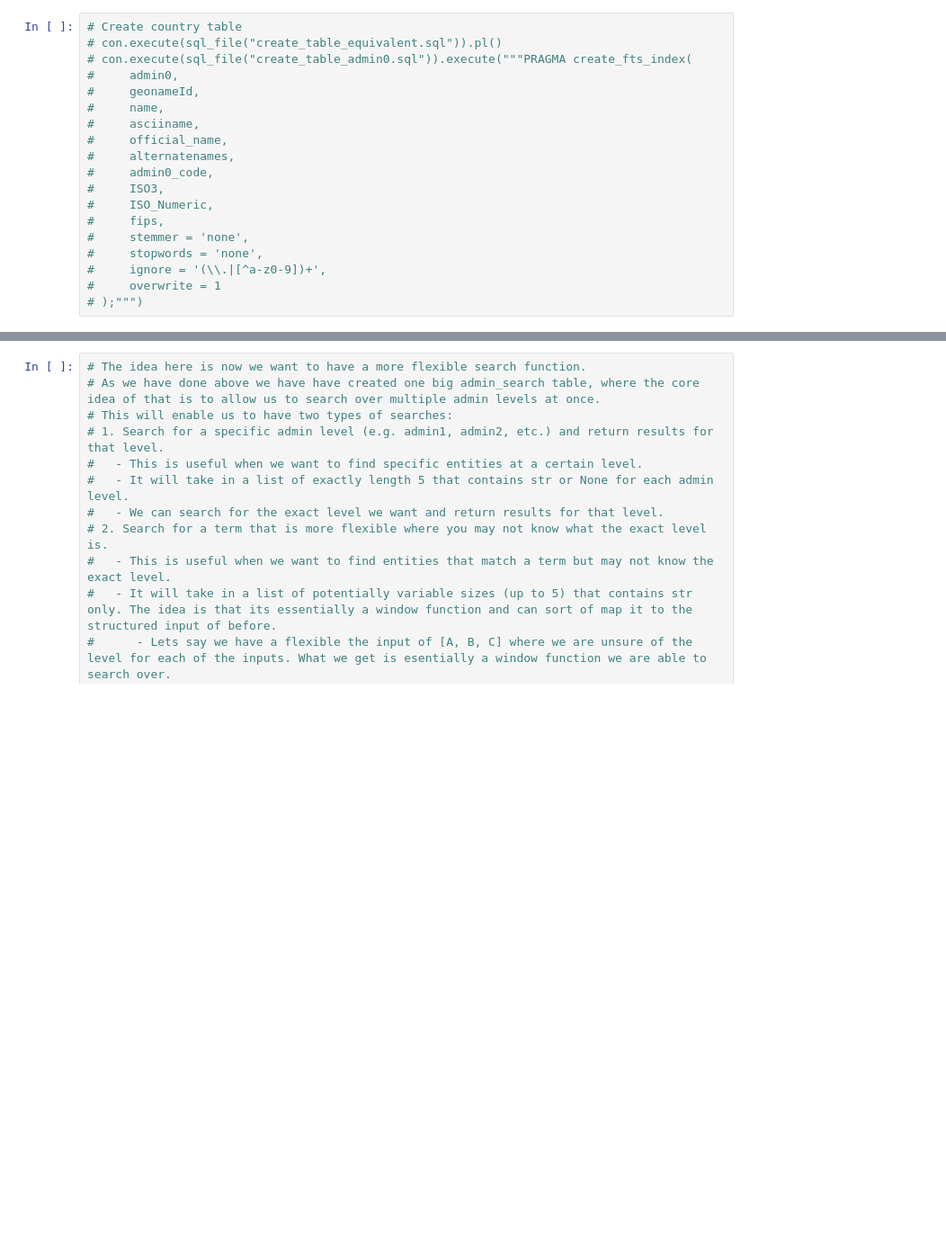
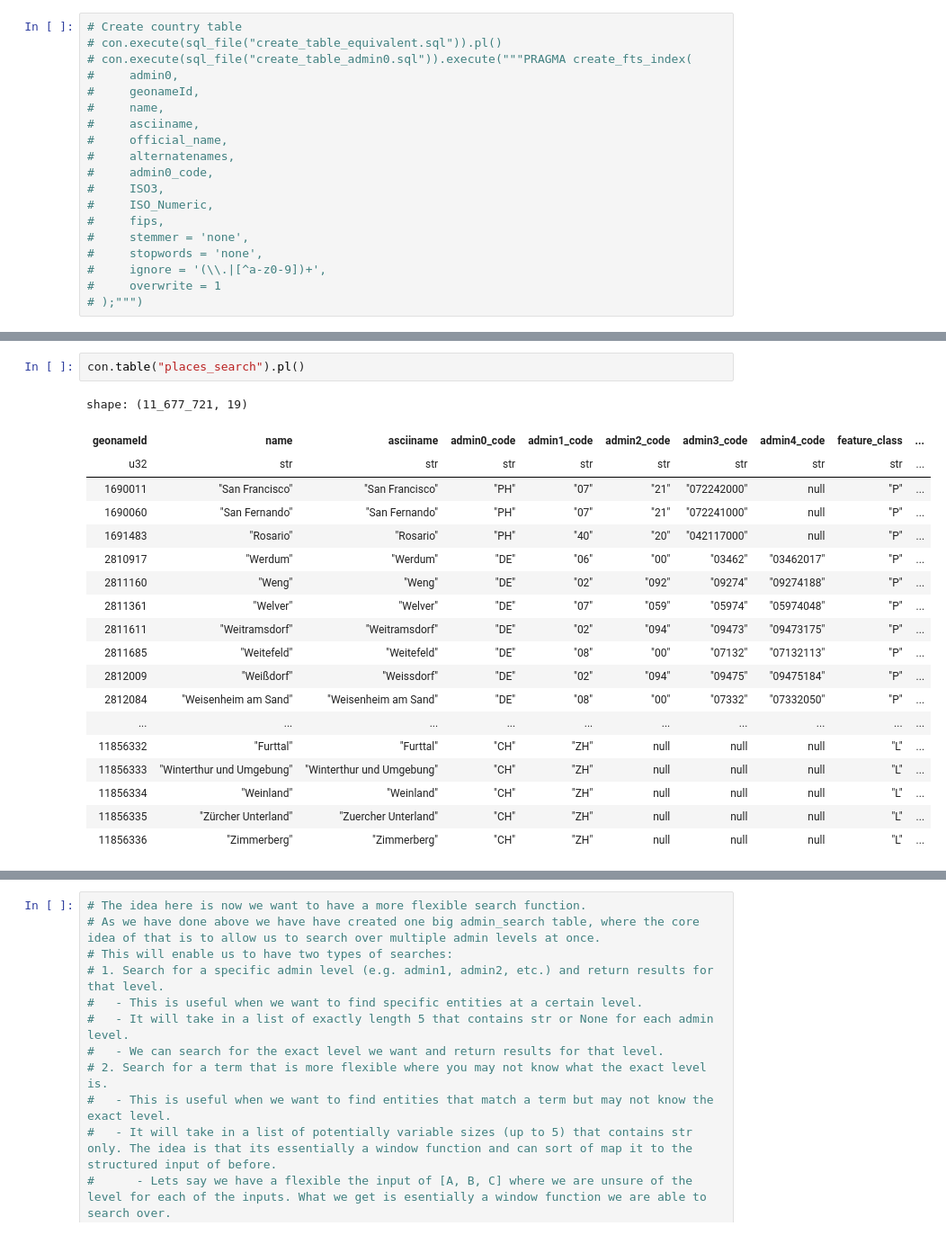
Before and after one commit to SamBroomy/heisenberg, a Jupyter notebook: test.ipynb, the cells around one changed output, grey strips where cells are left out. Shown at 90% size. Saved outputs shown, nothing was run; the diff lists cells and outputs as text; blank space fills up the shorter version.

Commit message:
implemented places search

```diff
--- a/test.ipynb
+++ b/test.ipynb
@@ -1096,0 +1097,22 @@ build_places_search_table(con, overwrite=False)
+# %%
+con.table("places_search").pl()
+# %% [output]
+shape: (11_677_721, 19)
+| geonameId | name | asciiname | admin0_code | admin1_code | admin2_code | admin3_code | admin4_code | feature_class | ... |
+| u32 | str | str | str | str | str | str | str | str | ... |
+| 1690011 | "San Francisco" | "San Francisco" | "PH" | "07" | "21" | "072242000" | null | "P" | ... |
+| 1690060 | "San Fernando" | "San Fernando" | "PH" | "07" | "21" | "072241000" | null | "P" | ... |
+| 1691483 | "Rosario" | "Rosario" | "PH" | "40" | "20" | "042117000" | null | "P" | ... |
+| 2810917 | "Werdum" | "Werdum" | "DE" | "06" | "00" | "03462" | "03462017" | "P" | ... |
+| 2811160 | "Weng" | "Weng" | "DE" | "02" | "092" | "09274" | "09274188" | "P" | ... |
+| 2811361 | "Welver" | "Welver" | "DE" | "07" | "059" | "05974" | "05974048" | "P" | ... |
+| 2811611 | "Weitramsdorf" | "Weitramsdorf" | "DE" | "02" | "094" | "09473" | "09473175" | "P" | ... |
+| 2811685 | "Weitefeld" | "Weitefeld" | "DE" | "08" | "00" | "07132" | "07132113" | "P" | ... |
+| 2812009 | "Weißdorf" | "Weissdorf" | "DE" | "02" | "094" | "09475" | "09475184" | "P" | ... |
+| 2812084 | "Weisenheim am Sand" | "Weisenheim am Sand" | "DE" | "08" | "00" | "07332" | "07332050" | "P" | ... |
+| ... | ... | ... | ... | ... | ... | ... | ... | ... | ... |
+| 11856332 | "Furttal" | "Furttal" | "CH" | "ZH" | null | null | null | "L" | ... |
+| 11856333 | "Winterthur und Umgebung" | "Winterthur und Umgebung" | "CH" | "ZH" | null | null | null | "L" | ... |
+| 11856334 | "Weinland" | "Weinland" | "CH" | "ZH" | null | null | null | "L" | ... |
+| 11856335 | "Zürcher Unterland" | "Zuercher Unterland" | "CH" | "ZH" | null | null | null | "L" | ... |
+| 11856336 | "Zimmerberg" | "Zimmerberg" | "CH" | "ZH" | null | null | null | "L" | ... |
```
Also changed, not shown: parts of 8 cells of this notebook, 9 other files.
